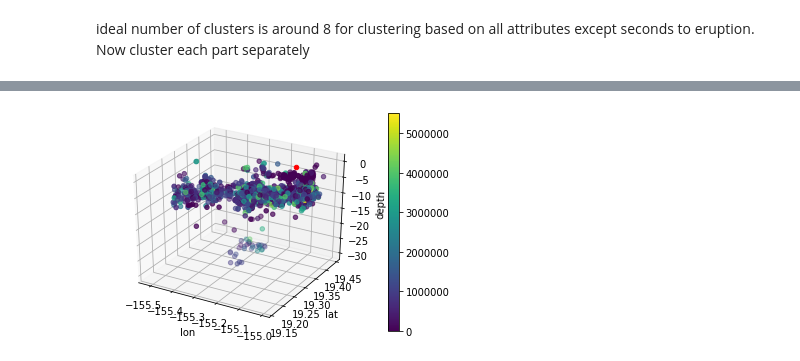
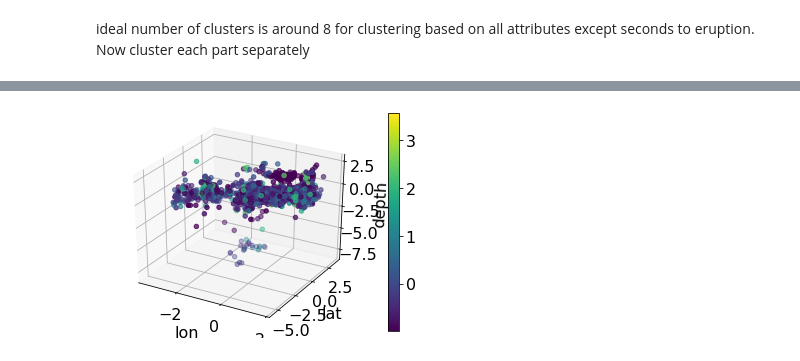
Before and after one commit to bmullet/PEEVED, a Jupyter notebook: RunMLTests.ipynb, the cells around one changed output, grey strips where cells are left out. Cells and saved outputs as stored; diff of their text form; code cells hidden in the pictures.

```diff
--- a/RunMLTests.ipynb
+++ b/RunMLTests.ipynb
@@ -119,3 +123,15 @@ y_test  = Y[test_idx]
+# %%
+train_idx = np.loadtxt('train.txt', dtype='int')
+val_idx = np.loadtxt('dev.txt', dtype='int')
+test_idx = np.loadtxt('test.txt', dtype='int')
+
+x_train = X[train_idx,:]
+x_val   = X[val_idx,:]
+x_test  = X[test_idx,:]
+
+y_train = Y[train_idx]
+y_val   = Y[val_idx]
+y_test  = Y[test_idx]
 # %%
 print(x_train.shape, x_val.shape, x_test.shape)
 print(y_train.shape, y_val.shape, y_test.shape)
@@ -260,0 +282,5 @@ plt.xlim(0,20)
+# %%
+# rescale the seconds to eruption
+
+TimeToEruptionScaled = preprocessing.scale(SecsToEruption)
+xkm = np.vstack((x_train.T, TimeToEruptionScaled[train_idx])).T
@@ -261,6 +302,4 @@ plt.xlim(0,20)
 # %%
-
-km = KMeans(init='k-means++', n_clusters=8, n_init=10)
-km.fit(xkm_train)
-cnum = km.predict(xkm_train)
-cc = km.cluster_centers_
+NclIdeal=10
+kmTime = KMeans(init='k-means++', n_clusters=NclIdeal, n_init=10)
+kmTime.fit(xkm)
@@ -287,13 +344,12 @@ for i in range(xkm_train.shape[-1]):
 # %%
 from mpl_toolkits.mplot3d import axes3d
 fig = plt.figure()
 ax = fig.gca(projection='3d')
-p = ax.scatter(xkm[train_idx,0], xkm[train_idx,1], -xkm[train_idx,2], c=xkm[train_idx,-1], marker='o')
-ax.scatter(PuuOOLoc[0], PuuOOLoc[1], 0, c='r', marker='o')
+p = ax.scatter(xkm[:,0], xkm[:,1], -xkm[:,2], c=xkm[:,-1], marker='o')
 ax.set_xlabel('lon')
 ax.set_ylabel('lat')
 ax.set_zlabel('depth')
 fig.colorbar(p)
 plt.show()
 # %% [output]
-[figure, old version]
+[figure, new version]
```
Also changed, not shown: parts of 26 cells of this notebook, 7 other files.
